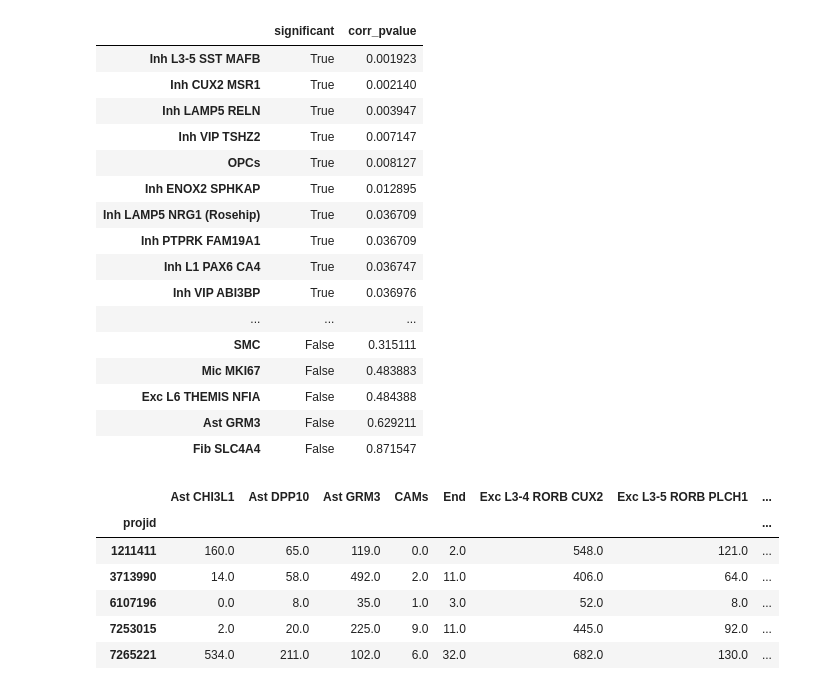
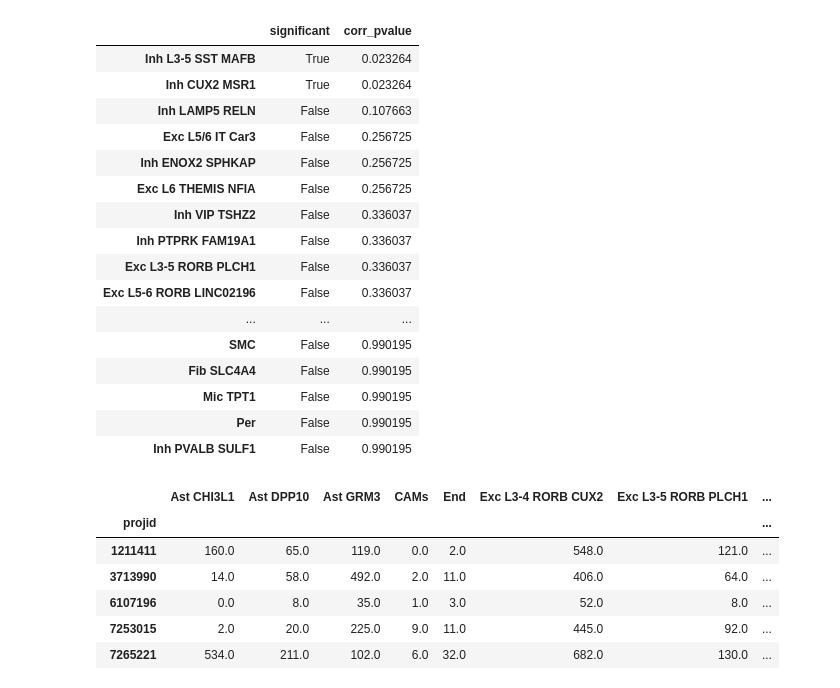
Before and after one commit to LuminousCodeGH/bsc-thesis-scripts, a Jupyter notebook: test_regression.ipynb, the cells around one changed output. Saved outputs shown, nothing was run; the diff lists cells and outputs as text; code cells hidden in the pictures.

```diff
--- a/test_regression.ipynb
+++ b/test_regression.ipynb
@@ -17,28 +17,28 @@ ct_counts_metadata = ad.read_h5ad(CT_COUNTS_META_PATH)
 ROSMAP_data = ROSMAP_data.convert_dtypes()
 ct_counts_metadata.obs = ct_counts_metadata.obs.convert_dtypes()
 # %%
-normalize_tmm(ct_counts_metadata, layer_name='norm')
+normalize_robust(ct_counts_metadata, layer_name='norm')
 test_abundance(ct_counts_metadata, norm_layer='norm')
 abundant_cells = ct_counts_metadata.var.index[ct_counts_metadata.var['significant'] == True].to_list()
 ct_counts_metadata.var.sort_values('corr_pvalue')
 # %% [output]
 |  | significant | corr_pvalue |
-| Inh L3-5 SST MAFB | True | 0.001923 |
-| Inh CUX2 MSR1 | True | 0.002140 |
-| Inh LAMP5 RELN | True | 0.003947 |
-| Inh VIP TSHZ2 | True | 0.007147 |
-| OPCs | True | 0.008127 |
-| Inh ENOX2 SPHKAP | True | 0.012895 |
-| Inh LAMP5 NRG1 (Rosehip) | True | 0.036709 |
-| Inh PTPRK FAM19A1 | True | 0.036709 |
-| Inh L1 PAX6 CA4 | True | 0.036747 |
-| Inh VIP ABI3BP | True | 0.036976 |
+| Inh L3-5 SST MAFB | True | 0.023264 |
+| Inh CUX2 MSR1 | True | 0.023264 |
+| Inh LAMP5 RELN | False | 0.107663 |
+| Exc L5/6 IT Car3 | False | 0.256725 |
+| Inh ENOX2 SPHKAP | False | 0.256725 |
+| Exc L6 THEMIS NFIA | False | 0.256725 |
+| Inh VIP TSHZ2 | False | 0.336037 |
+| Inh PTPRK FAM19A1 | False | 0.336037 |
+| Exc L3-5 RORB PLCH1 | False | 0.336037 |
+| Exc L5-6 RORB LINC02196 | False | 0.336037 |
 | ... | ... | ... |
-| SMC | False | 0.315111 |
-| Mic MKI67 | False | 0.483883 |
-| Exc L6 THEMIS NFIA | False | 0.484388 |
-| Ast GRM3 | False | 0.629211 |
-| Fib SLC4A4 | False | 0.871547 |
+| SMC | False | 0.990195 |
+| Fib SLC4A4 | False | 0.990195 |
+| Mic TPT1 | False | 0.990195 |
+| Per | False | 0.990195 |
+| Inh PVALB SULF1 | False | 0.990195 |
 # %%
 # Process data into the regression df
 data = pd.DataFrame(ct_counts_metadata.X, columns=ct_counts_metadata.var.index, index=ct_counts_metadata.obs.index)
```
Also changed, not shown: parts of 6 cells of this notebook.
